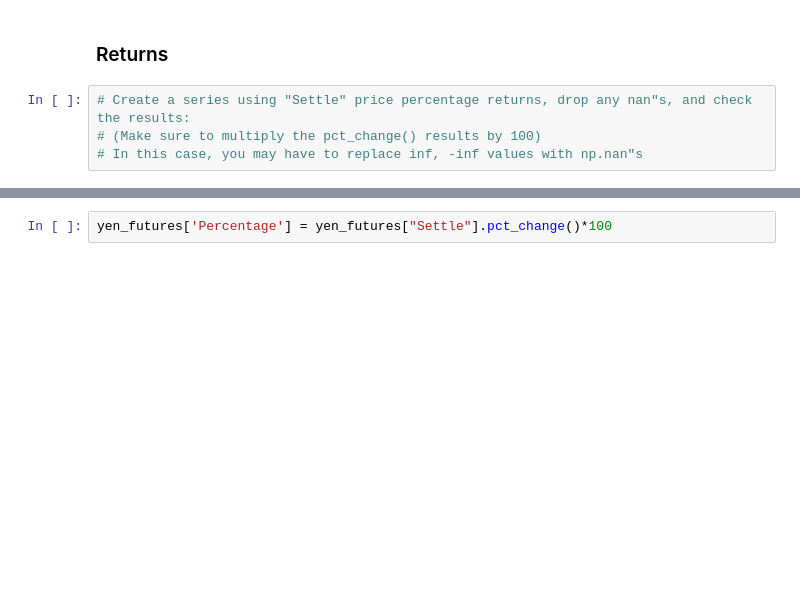
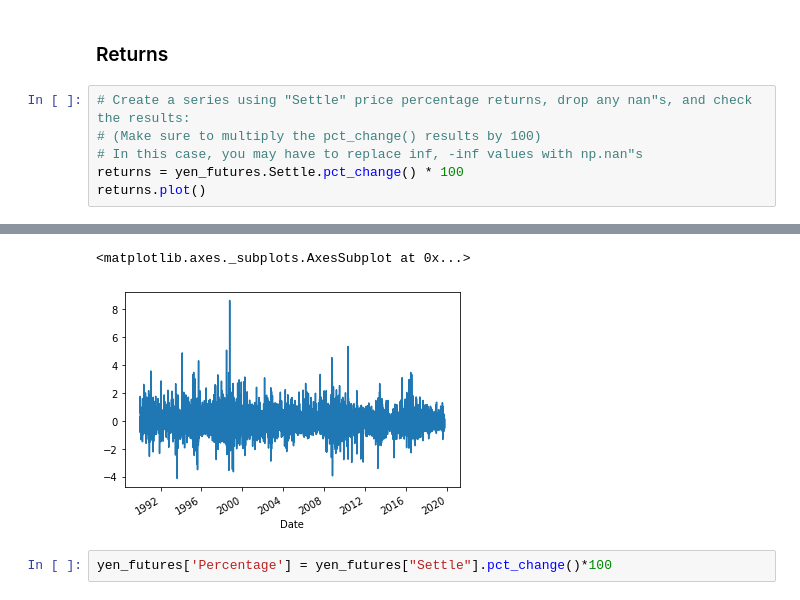
Before and after one commit to caseyqburke/unit-10-homework, a Jupyter notebook: regression_analysis.ipynb, the cells around one changed output, grey strips where cells are left out. Saved outputs shown, nothing was run; the diff lists cells and outputs as text; blank space fills up the shorter version.

```diff
--- a/regression_analysis.ipynb
+++ b/regression_analysis.ipynb
@@ -41,4 +41,6 @@ yen_futures.head()
 # Create a series using "Settle" price percentage returns, drop any nan"s, and check the results:
 # (Make sure to multiply the pct_change() results by 100)
 # In this case, you may have to replace inf, -inf values with np.nan"s
+returns = yen_futures.Settle.pct_change() * 100
+returns.plot()
 # %% [output]
@@ -52,3 +47,5 @@ yen_futures.head()
+<matplotlib.axes._subplots.AxesSubplot at 0x...>
+[figure, added]
 # %%
 yen_futures['Percentage'] = yen_futures["Settle"].pct_change()*100
 # %%
```
Also changed, not shown: parts of 11 cells of this notebook.
